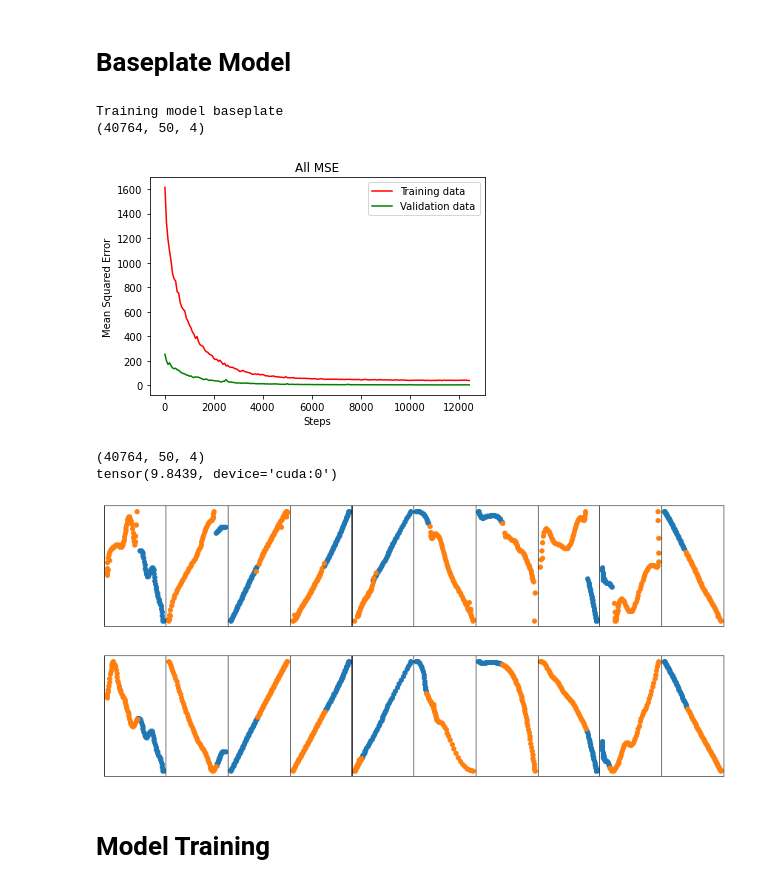
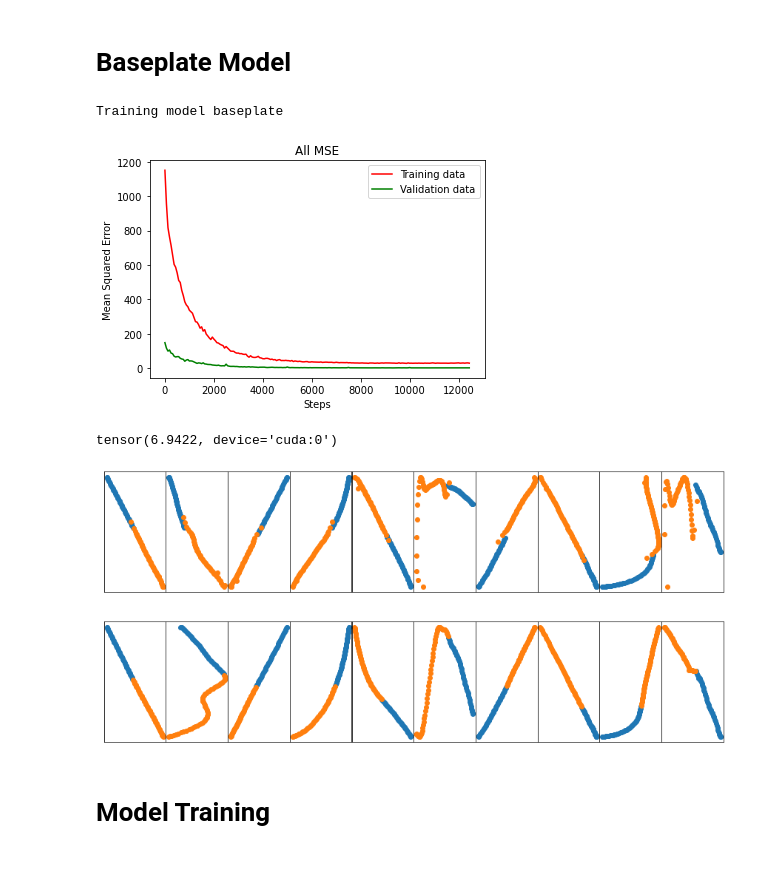
Before and after one commit to brandonho667/151B-WinningProject, a Jupyter notebook: train_attn_model.ipynb, the cells around one changed output. Drawn from its saved outputs; the diff is of its cells as text; code cells hidden in the pictures.

```diff
--- a/train_attn_model.ipynb
+++ b/train_attn_model.ipynb
@@ -34,6 +34,7 @@ def transform(data):
 
     return (inp, out)
 # %%
-train_dataset  = ArgoverseDataset(city = "all", split = "train")#, transform=transform)
+dataset = ArgoverseDataset(city = "all", split = "train")#, transform=transform)
+train_dataset, val_dataset = dataset.split()
 print(train_dataset[0][0])
 # %% [output]
@@ -58,9 +43,9 @@ print(train_dataset[0][0])
 # Model Constants
 # %%
 batch_sz = 32  # batch size
-input_size = 4
+input_size = 6
 hidden_size = 128
-output_size = 4
+output_size = 6
 dropout = 0.5
 inp_seq_len = 50
 num_epochs = 5#15
@@ -75,9 +60,7 @@ from tqdm import tqdm
 
 city_loss_all=dict()
 print("Training model baseplate")
-# train_dataset  = ArgoverseDataset(city = "all", split = "train", transform=transform)
 train_loader = DataLoader(train_dataset, batch_size = batch_sz, shuffle = True)
-val_dataset = ArgoverseDataset(city = "all", split = "validation")
 val_loader = DataLoader(val_dataset, batch_size=batch_sz*2, shuffle=True)
 val_iter = iter(val_loader)
 
@@ -152,7 +135,6 @@ city_loss_all["val"] = val_losses
 torch.save(rnn, PATH)
 # %% [output]
 Training model baseplate
-(40764, 50, 4)
 # %%
 plt.figure()
 plt.plot(np.array(range(len(city_loss_all["train"][1:])))*plot_every, city_loss_all["train"][1:],'-r', label="Training data")
@@ -163,27 +145,26 @@ plt.gca().set_title("All MSE")
 plt.legend()
 plt.show()
 # %% [output]
-[figure, old version]
+[figure, new version]
 # %%
 device = torch.device("cuda" if torch.cuda.is_available() else "cpu")
 with torch.no_grad():
     rnn = torch.load(f"./models/baseplate_attn.pt").to(device)
     rnn.eval()
-    val_dataset = ArgoverseDataset(city = "all", split = "validation")
+#     val_dataset = ArgoverseDataset(city = "all", split = "validation")
     val_loader = DataLoader(val_dataset, batch_size=batch_sz*2, shuffle=True)
     x, y = next(iter(val_loader))
     x, y = x.to(torch.float32).to(device), y.to(torch.float32).to(device)
     y_hat = rnn(x[:, :inp_seq_len])
     loss = torch.nn.MSELoss()
     print(loss(y_hat, y))
     show_sample_batch((x[0:10, :inp_seq_len].cpu(), y_hat.cpu()[0:10]))
     show_sample_batch((x[0:10, :inp_seq_len].cpu(), y[0:10].cpu()))
     plt.show()
 # %% [output]
-(40764, 50, 4)
-tensor(9.8439, device='cuda:0')
+tensor(6.9422, device='cuda:0')
-[figure, old version]
+[figure, new version]
-[figure, old version]
+[figure, new version]
 # %% [markdown]
 # Model Training
 # %%
```
Also changed, not shown: parts of 4 cells of this notebook, 13 other files.
